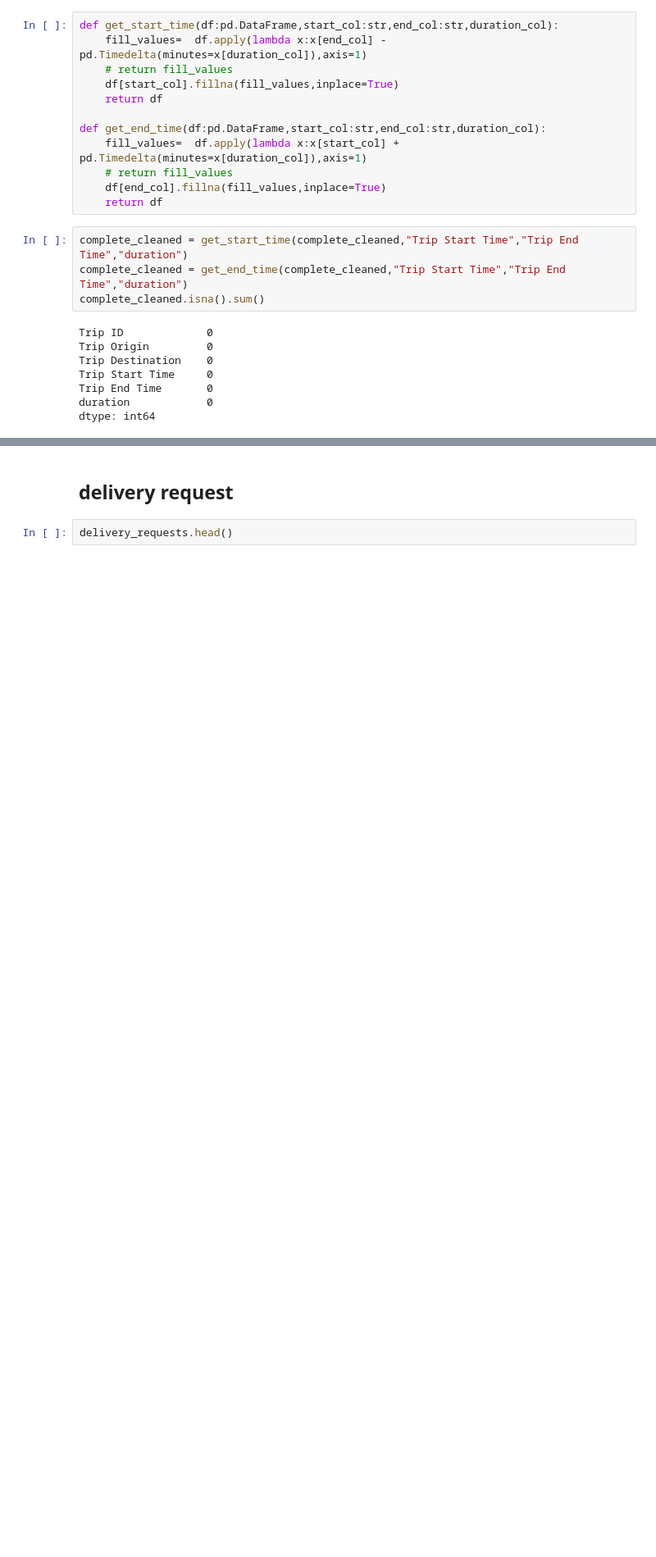
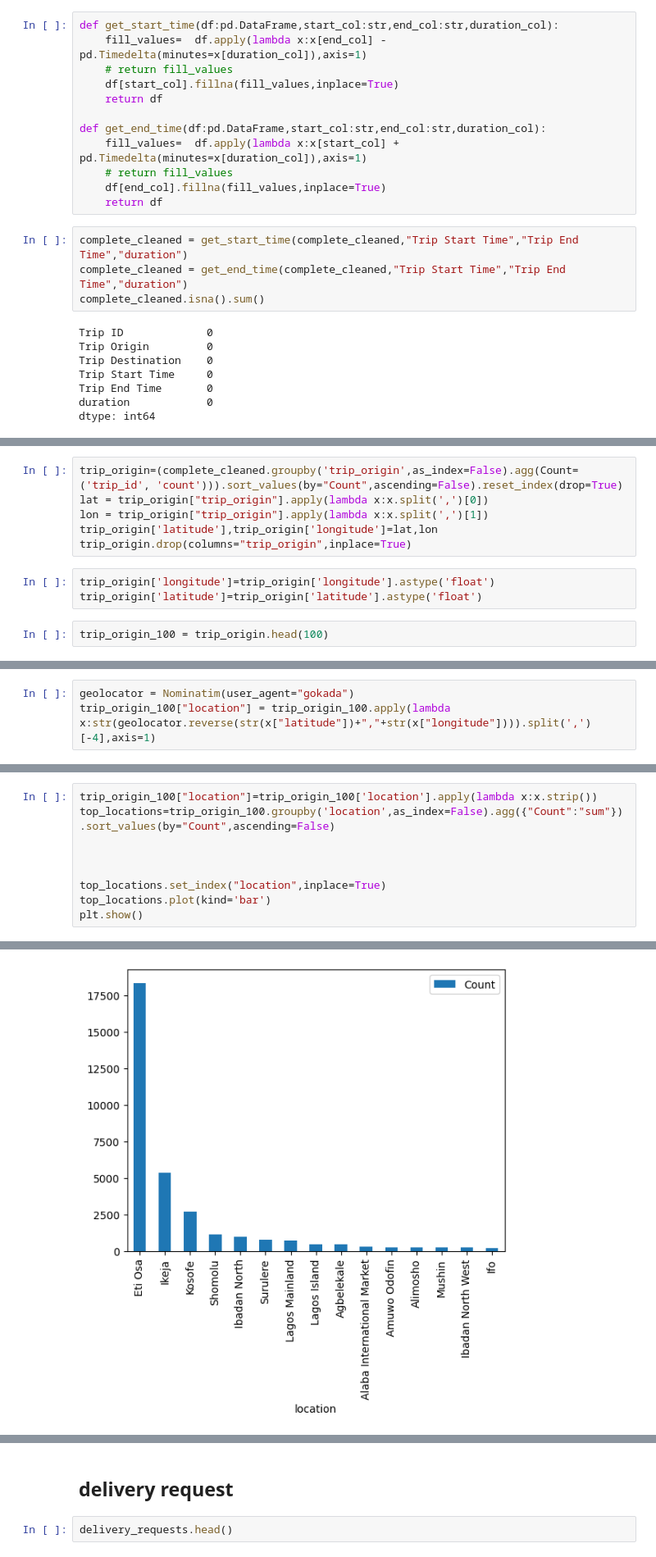
Before and after one commit to Nathnael12/Causal-Inference, a Jupyter notebook: notebooks/EDA.ipynb, the cells around one changed output, grey strips where cells are left out. Shown: that part at 82% size. Saved outputs shown, nothing was run; the diff lists cells and outputs as text; blank space fills up the shorter version.

```diff
--- a/notebooks/EDA.ipynb
+++ b/notebooks/EDA.ipynb
@@ -188,0 +209,11 @@ complete_cleaned[complete_cleaned["Trip ID"]==530900]
+# %%
+trip_origin=(complete_cleaned.groupby('trip_origin',as_index=False).agg(Count=('trip_id', 'count'))).sort_values(by="Count",ascending=False).reset_index(drop=True)
+lat = trip_origin["trip_origin"].apply(lambda x:x.split(',')[0])
+lon = trip_origin["trip_origin"].apply(lambda x:x.split(',')[1])
+trip_origin['latitude'],trip_origin['longitude']=lat,lon
+trip_origin.drop(columns="trip_origin",inplace=True)
+# %%
+trip_origin['longitude']=trip_origin['longitude'].astype('float')
+trip_origin['latitude']=trip_origin['latitude'].astype('float')
+# %%
+trip_origin_100 = trip_origin.head(100)
@@ -188,0 +263,3 @@ complete_cleaned[complete_cleaned["Trip ID"]==530900]
+# %%
+geolocator = Nominatim(user_agent="gokada")
+trip_origin_100["location"] = trip_origin_100.apply(lambda x:str(geolocator.reverse(str(x["latitude"])+","+str(x["longitude"]))).split(',')[-4],axis=1)
@@ -188,0 +271,10 @@ complete_cleaned[complete_cleaned["Trip ID"]==530900]
+# %%
+trip_origin_100["location"]=trip_origin_100['location'].apply(lambda x:x.strip())
+top_locations=trip_origin_100.groupby('location',as_index=False).agg({"Count":"sum"}).sort_values(by="Count",ascending=False)
+
+
+
+top_locations.set_index("location",inplace=True)
+top_locations.plot(kind='bar')
+plt.show()
+# %% [output]
@@ -188,0 +285 @@ complete_cleaned[complete_cleaned["Trip ID"]==530900]
+[figure, added]
```
Also changed, not shown: parts of 22 cells of this notebook, 1 other file.
